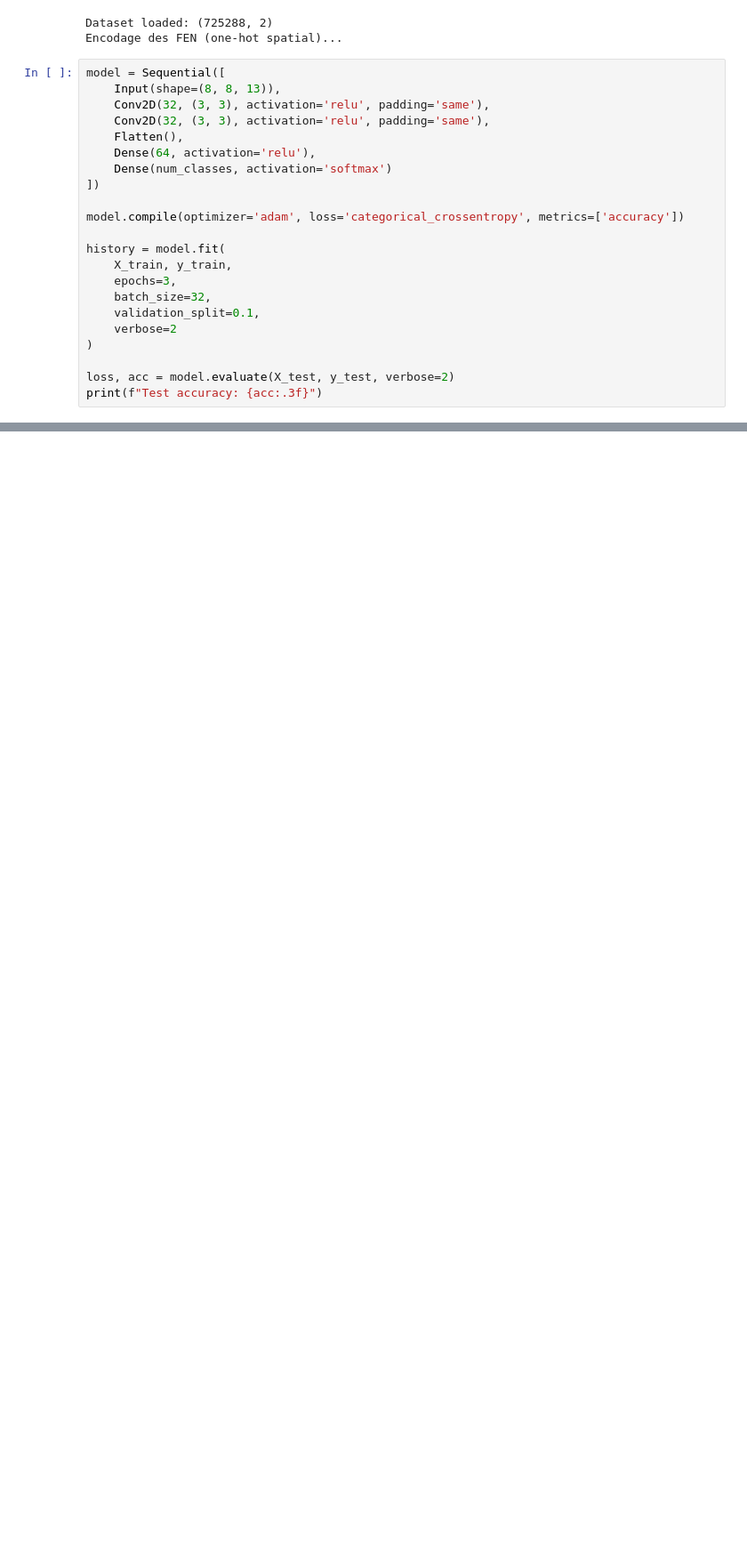
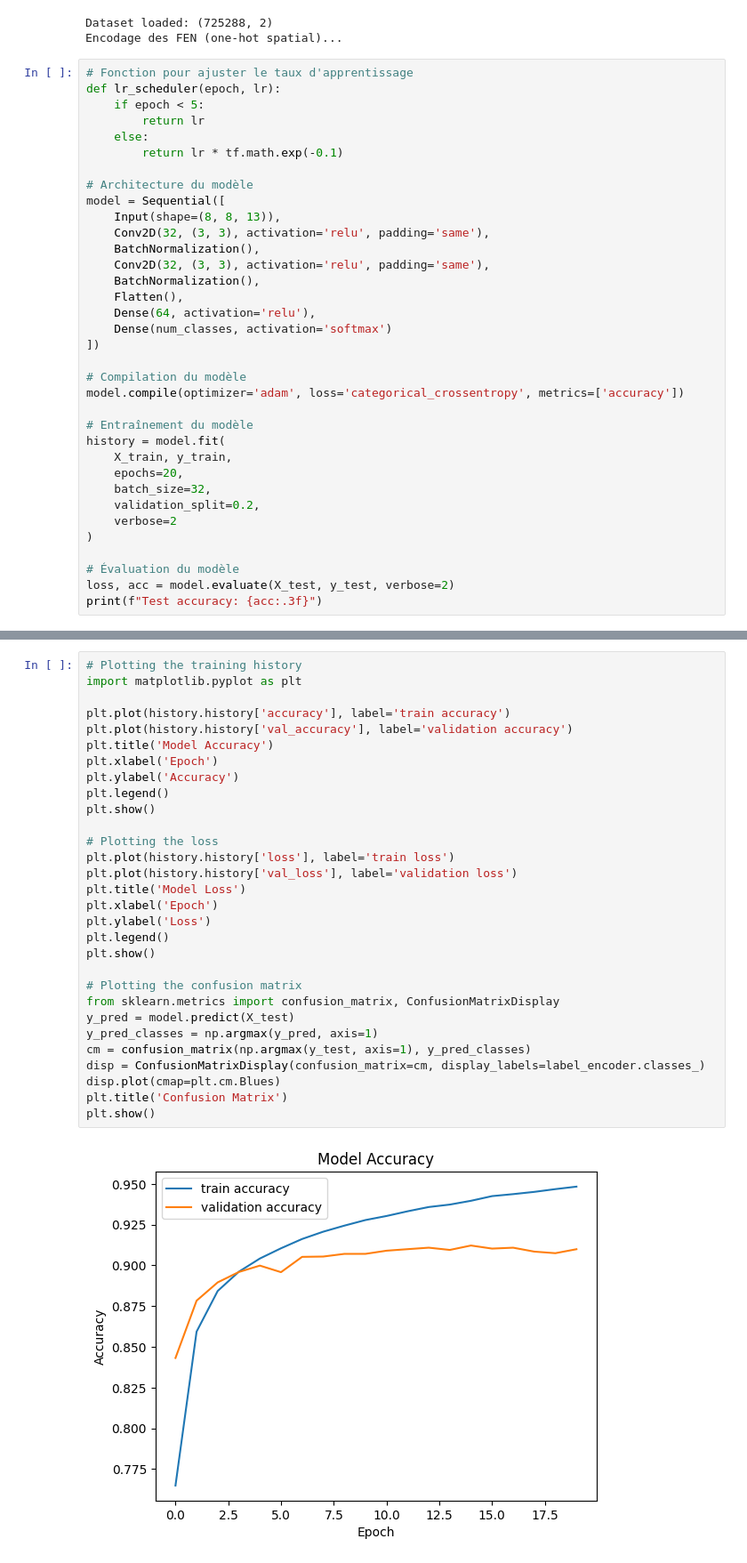
Before and after one commit to KentinPaille/ChessStatePrediction, a Jupyter notebook: chessai.ipynb, the cells around one changed output, grey strips where cells are left out. Shown at 89% size. Drawn from its saved outputs; the diff is of its cells as text; blank space fills up the shorter version.

```diff
--- a/chessai.ipynb
+++ b/chessai.ipynb
@@ -33,25 +36,38 @@ X_train, X_test, y_train, y_test = train_test_split(
 Dataset loaded: (725288, 2)
 Encodage des FEN (one-hot spatial)...
 # %%
+# Fonction pour ajuster le taux d'apprentissage
+def lr_scheduler(epoch, lr):
+    if epoch < 5:
+        return lr
+    else:
+        return lr * tf.math.exp(-0.1)
+
+# Architecture du modèle
 model = Sequential([
     Input(shape=(8, 8, 13)),
     Conv2D(32, (3, 3), activation='relu', padding='same'),
+    BatchNormalization(),
     Conv2D(32, (3, 3), activation='relu', padding='same'),
+    BatchNormalization(),
     Flatten(),
     Dense(64, activation='relu'),
     Dense(num_classes, activation='softmax')
 ])
 
+# Compilation du modèle
 model.compile(optimizer='adam', loss='categorical_crossentropy', metrics=['accuracy'])
 
+# Entraînement du modèle
 history = model.fit(
     X_train, y_train,
-    epochs=3,
+    epochs=20,
     batch_size=32,
-    validation_split=0.1,
+    validation_split=0.2,
     verbose=2
 )
 
+# Évaluation du modèle
 loss, acc = model.evaluate(X_test, y_test, verbose=2)
 print(f"Test accuracy: {acc:.3f}")
 # %% [output]
@@ -79 +104,33 @@ Example FEN: 8/1k6/2r5/3Q4/8/8/8/4K3 b
 Predicted state: ongoing
+# %%
+# Plotting the training history
+import matplotlib.pyplot as plt
+
+plt.plot(history.history['accuracy'], label='train accuracy')
+plt.plot(history.history['val_accuracy'], label='validation accuracy')
+plt.title('Model Accuracy')
+plt.xlabel('Epoch')
+plt.ylabel('Accuracy')
+plt.legend()
+plt.show()
+
+# Plotting the loss
+plt.plot(history.history['loss'], label='train loss')
+plt.plot(history.history['val_loss'], label='validation loss')
+plt.title('Model Loss')
+plt.xlabel('Epoch')
+plt.ylabel('Loss')
+plt.legend()
+plt.show()
+
+# Plotting the confusion matrix
+from sklearn.metrics import confusion_matrix, ConfusionMatrixDisplay
+y_pred = model.predict(X_test)
+y_pred_classes = np.argmax(y_pred, axis=1)
+cm = confusion_matrix(np.argmax(y_test, axis=1), y_pred_classes)
+disp = ConfusionMatrixDisplay(confusion_matrix=cm, display_labels=label_encoder.classes_)
+disp.plot(cmap=plt.cm.Blues)
+plt.title('Confusion Matrix')
+plt.show()
+# %% [output]
+[figure, added]
```
Also changed, not shown: parts of 4 cells of this notebook, 1 other file.
